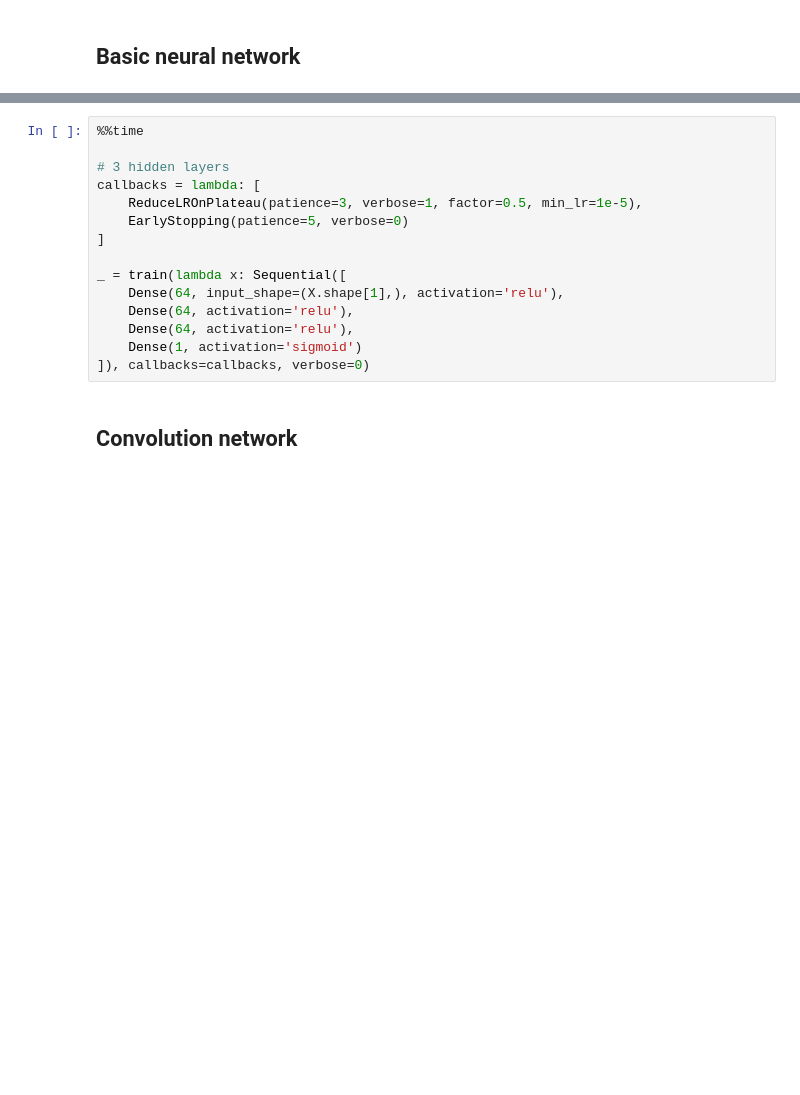
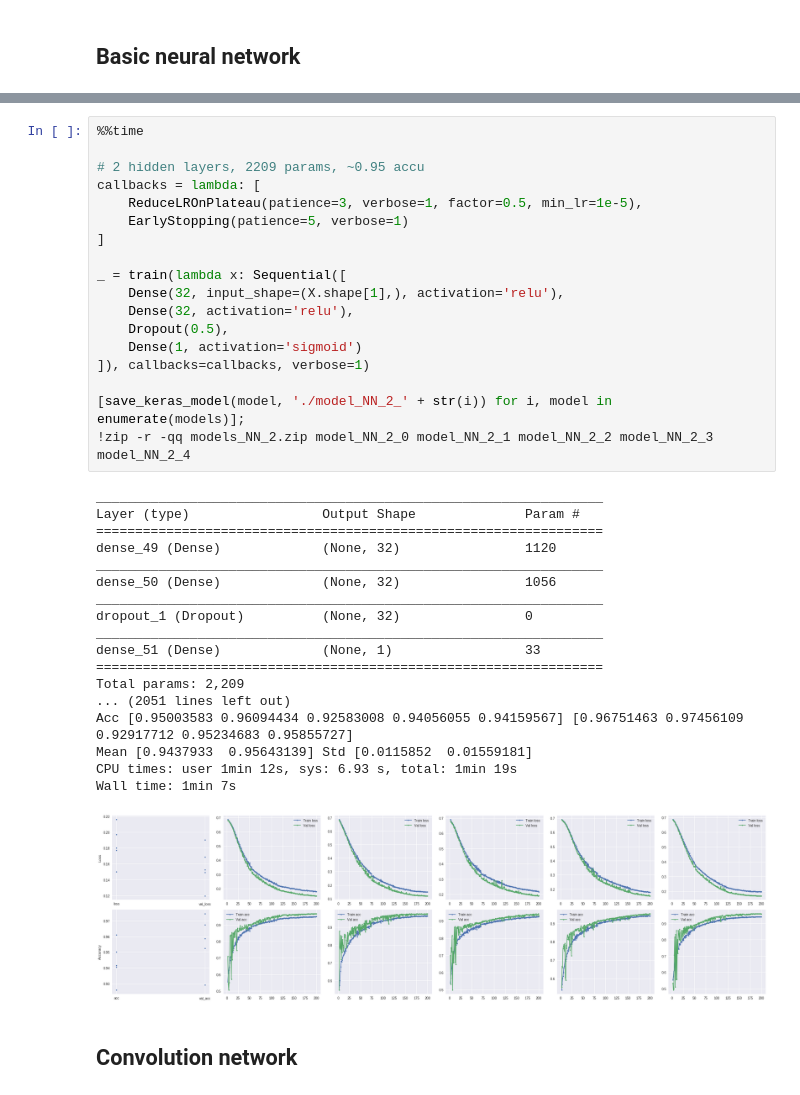
Before and after one commit to aunz/ds-upright, a Jupyter notebook: posture_training.ipynb, the cells around one changed output, grey strips where cells are left out. Cells and saved outputs as stored; diff of their text form; blank space fills up the shorter version.

```diff
--- a/posture_training.ipynb
+++ b/posture_training.ipynb
@@ -263,18 +290,40 @@ _ = train(lambda x: Sequential([
 # %%
 %%time
 
-# 3 hidden layers
+# 2 hidden layers, 2209 params, ~0.95 accu
 callbacks = lambda: [
     ReduceLROnPlateau(patience=3, verbose=1, factor=0.5, min_lr=1e-5),
-    EarlyStopping(patience=5, verbose=0)
+    EarlyStopping(patience=5, verbose=1)
 ]
 
 _ = train(lambda x: Sequential([
-    Dense(64, input_shape=(X.shape[1],), activation='relu'),
-    Dense(64, activation='relu'),
-    Dense(64, activation='relu'),
+    Dense(32, input_shape=(X.shape[1],), activation='relu'),
+    Dense(32, activation='relu'),
+    Dropout(0.5),
     Dense(1, activation='sigmoid')
-]), callbacks=callbacks, verbose=0)
+]), callbacks=callbacks, verbose=1)
+
+[save_keras_model(model, './model_NN_2_' + str(i)) for i, model in enumerate(models)];
+!zip -r -qq models_NN_2.zip model_NN_2_0 model_NN_2_1 model_NN_2_2 model_NN_2_3 model_NN_2_4
+# %% [output]
+_________________________________________________________________
+Layer (type)                 Output Shape              Param #
+=================================================================
+dense_49 (Dense)             (None, 32)                1120
+_________________________________________________________________
+dense_50 (Dense)             (None, 32)                1056
+_________________________________________________________________
+dropout_1 (Dropout)          (None, 32)                0
+_________________________________________________________________
+dense_51 (Dense)             (None, 1)                 33
+=================================================================
+Total params: 2,209
+... (2051 lines left out)
+Acc [0.95003583 0.96094434 0.92583008 0.94056055 0.94159567] [0.96751463 0.97456109 0.92917712 0.95234683 0.95855727]
+Mean [0.9437933  0.95643139] Std [0.0115852  0.01559181]
+CPU times: user 1min 12s, sys: 6.93 s, total: 1min 19s
+Wall time: 1min 7s
+[figure, added]
 # %% [markdown]
 ## Convolution network
 # %%
```
Also changed, not shown: parts of 26 cells of this notebook.
